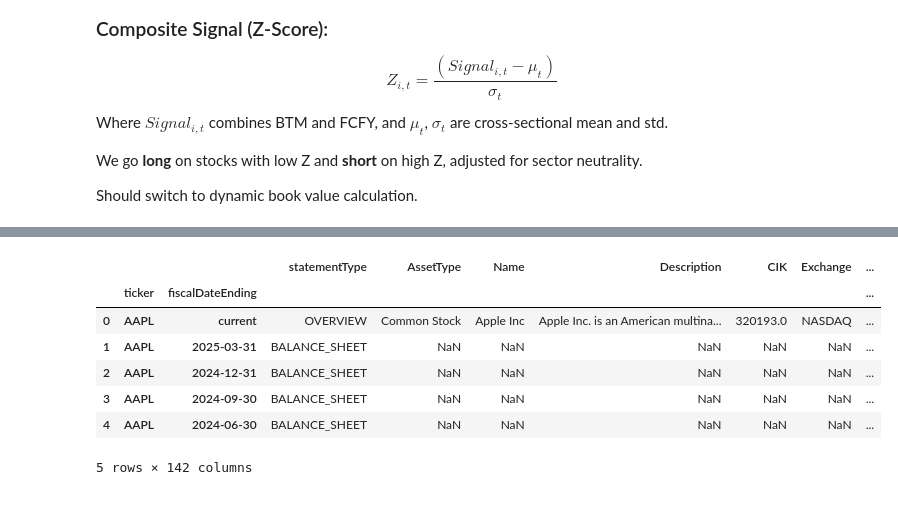
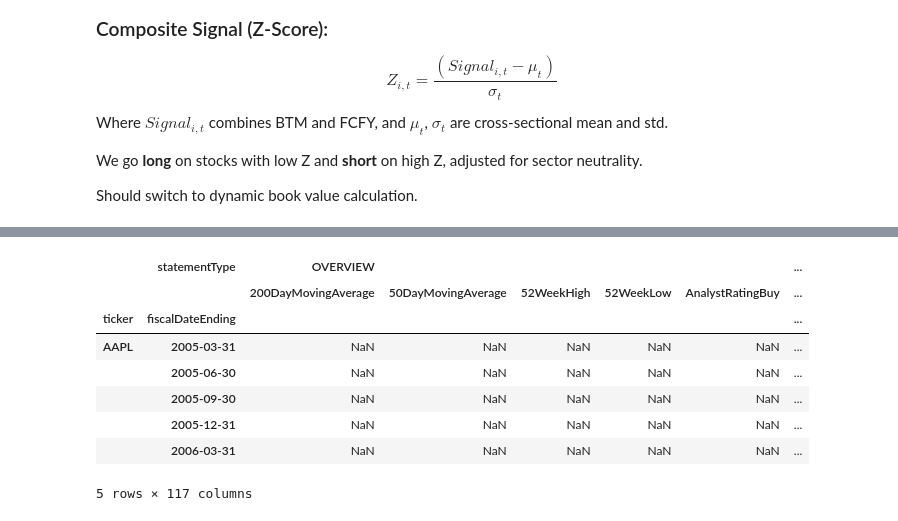
Before and after one commit to teopozzii/fmm1, a Jupyter notebook: arbitrage_btm.ipynb, the cells around one changed output, grey strips where cells are left out. Cells and saved outputs as stored; diff of their text form; code cells hidden in the pictures.

```diff
--- a/arbitrage_btm.ipynb
+++ b/arbitrage_btm.ipynb
@@ -83,3 +83,22 @@ with open('./data/fundamentals.csv') as f:
 df.to_csv(f'./data/{dt.today()}/fundamentals_{dt.today()}.csv')
 pd.DataFrame({'Attributes': df.columns.tolist()}).to_csv(f'./data/{dt.today()}/attributes_{dt.today()}.csv', index=False)
 df = None  # Clear memory
+# %%
+# Prepare attributes + Check if same metrics are present in different statements
+# Net Income appears in both income statement and cash flow statement; not always same values
+b = pd.read_csv('./data/b_AAPL.csv', index_col='fiscalDateEnding', parse_dates=True)
+bc = b.columns.to_list()
+i = pd.read_csv('./data/i_AAPL.csv', index_col='fiscalDateEnding', parse_dates=True)
+ic = i.columns.to_list()
+c = pd.read_csv('./data/c_AAPL.csv', index_col='fiscalDateEnding', parse_dates=True)
+cc = c.columns.to_list()
+o = pd.read_csv('./data/overview_AAPL.csv', parse_dates=True)
+oc = o.columns.to_list()
+
+#print('Balance Sheet & Overview:', set(bc) & set(oc))
+#print('Income & Overview:', set(ic) & set(oc))
+#print('Cash Flow & Overview:', set(cc) & set(oc))
+print('Balance Sheet & Income:', set(bc) & set(ic))
+print('Balance Sheet & Cash Flow:', set(bc) & set(cc))
+print('Income & Cash Flow:', set(ic) & set(cc))
+print(i[['netIncome']].iloc[-3:], c[['netIncome']].iloc[-3:])
@@ -86,22 +118,42 @@ df = None  # Clear memory
 # %%
 # Load the latest file
 try:
-    fundamentals = pd.read_csv(f'./data/{dt.today()}/fundamentals_{dt.today()}.csv', index_col=[0, 1, 2])
+    fundamentals = pd.read_csv(f'./data/{dt.today()}/fundamentals_{dt.today()}.csv', index_col=list(range(4)))
 except FileNotFoundError:
     # Fallback to the most recent file if today's file does not exist
     files = sorted(glob.glob('./data/*/fundamentals_*.csv'), key=lambda x: dt.datetime.strptime(x.split('_')[-1].split('.')[0], '%Y-%m-%d'), reverse=True)
     try:
-        fundamentals = pd.read_csv(files[0], index_col=[0, 1, 2])
+        fundamentals = pd.read_csv(files[0], index_col=list(range(4)))
     except:
-        fundamentals = pd.read_csv('./data/fundamentals.csv', index_col=[0, 1, 2])
+        fundamentals = pd.read_csv('./data/fundamentals.csv', index_col=list(range(4)))
+
+# Remove rows with NaN values in all columns
+fundamentals = fundamentals.dropna(how='all')
+
+# Convert the DataFrame to numeric columns that start with a digit
+fundamentals = fundamentals.apply(lambda x: pd.to_numeric(x, errors='coerce') if x.astype(str).str.contains(r'^\d', na=False).any() else x)
+fundamentals = fundamentals.pivot_table(index=['ticker', 'fiscalDateEnding'], columns='statementType', values=bc + ic + cc + [col for col in oc if col not in ['Symbol']], aggfunc='first')
+fundamentals.columns = fundamentals.columns.swaplevel(0, 1)
+fundamentals.reset_index(inplace=True)
+fundamentals = fundamentals.set_index(['ticker', 'fiscalDateEnding'])
+
+# Filter out companies with negative EPS or profit margin
+# We need keep any line with tickers s.t. its ('OVERVIEW','DilutedEPSTTM') column is > 0:
+viable_tickers = fundamentals.where(
+    (fundamentals['OVERVIEW']['DilutedEPSTTM'] > 0) & (fundamentals['OVERVIEW']['ProfitMargin'] > 0)
+).index.get_level_values('ticker').unique()
+fundamentals = fundamentals[fundamentals.index.get_level_values('ticker').isin(viable_tickers)]
+# Calculate Book value per Share
+fundamentals = compute_book_value_per_share(fundamentals)
 
 fundamentals.head()
 # %% [output]
-|  |  |  | statementType | AssetType | Name | Description | CIK | Exchange | ... |
-|  | ticker | fiscalDateEnding |  |  |  |  |  |  | ... |
-| 0 | AAPL | current | OVERVIEW | Common Stock | Apple Inc | Apple Inc. is an American multina... | 320193.0 | NASDAQ | ... |
-| 1 | AAPL | 2025-03-31 | BALANCE_SHEET | NaN | NaN | NaN | NaN | NaN | ... |
-| 2 | AAPL | 2024-12-31 | BALANCE_SHEET | NaN | NaN | NaN | NaN | NaN | ... |
-| 3 | AAPL | 2024-09-30 | BALANCE_SHEET | NaN | NaN | NaN | NaN | NaN | ... |
-| 4 | AAPL | 2024-06-30 | BALANCE_SHEET | NaN | NaN | NaN | NaN | NaN | ... |
+|  | statementType | OVERVIEW |  |  |  |  | ... |
+|  |  | 200DayMovingAverage | 50DayMovingAverage | 52WeekHigh | 52WeekLow | AnalystRatingBuy | ... |
+| ticker | fiscalDateEnding |  |  |  |  |  | ... |
+| AAPL | 2005-03-31 | NaN | NaN | NaN | NaN | NaN | ... |
+|  | 2005-06-30 | NaN | NaN | NaN | NaN | NaN | ... |
+|  | 2005-09-30 | NaN | NaN | NaN | NaN | NaN | ... |
+|  | 2005-12-31 | NaN | NaN | NaN | NaN | NaN | ... |
+|  | 2006-03-31 | NaN | NaN | NaN | NaN | NaN | ... |
-5 rows × 142 columns
+5 rows × 117 columns
```
Also changed, not shown: parts of 10 cells of this notebook, 1 other file.
